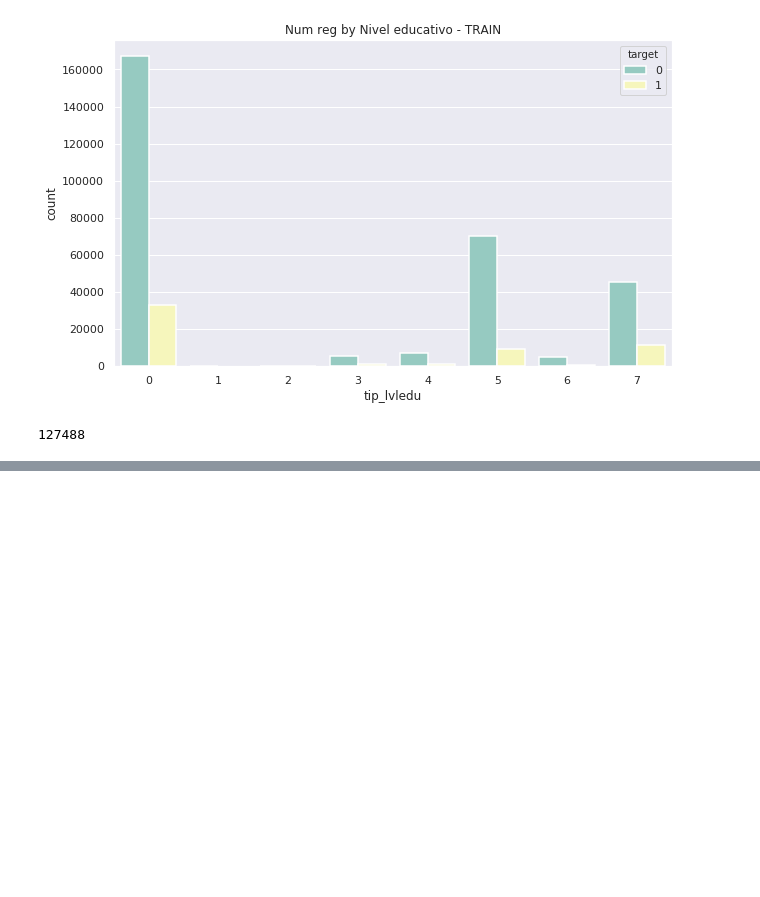
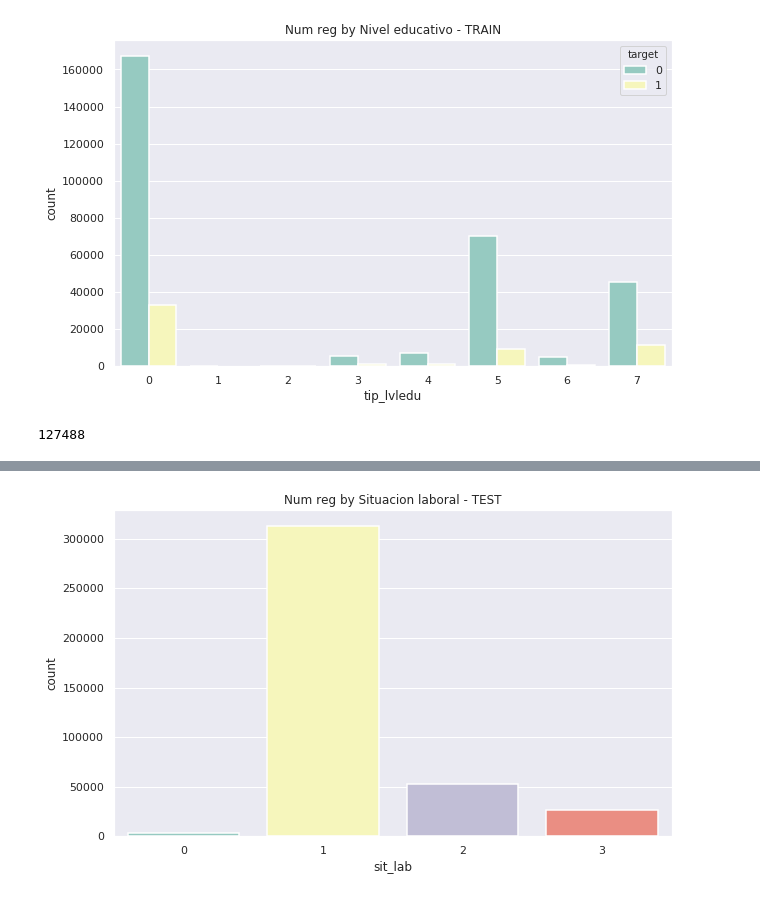
Before and after one commit to Guillin/interbank20, a Jupyter notebook: notebooks/visualization/eda.ipynb, the cells around one changed output, grey strips where cells are left out. Saved outputs shown, nothing was run; the diff lists cells and outputs as text; code cells hidden in the pictures; blank space fills up the shorter version.

```diff
--- a/notebooks/visualization/eda.ipynb
+++ b/notebooks/visualization/eda.ipynb
@@ -653,0 +786,6 @@ gc.collect()
+# %%
+plt.figure(figsize=(10, 6))
+ax = sns.countplot(x="sit_lab", linewidth=1.5, palette="Set3", data=se_test).set_title("Num reg by Situacion laboral - TEST")
+pass
+# %% [output]
+[figure, added]
```
Also changed, not shown: parts of 26 cells of this notebook.
